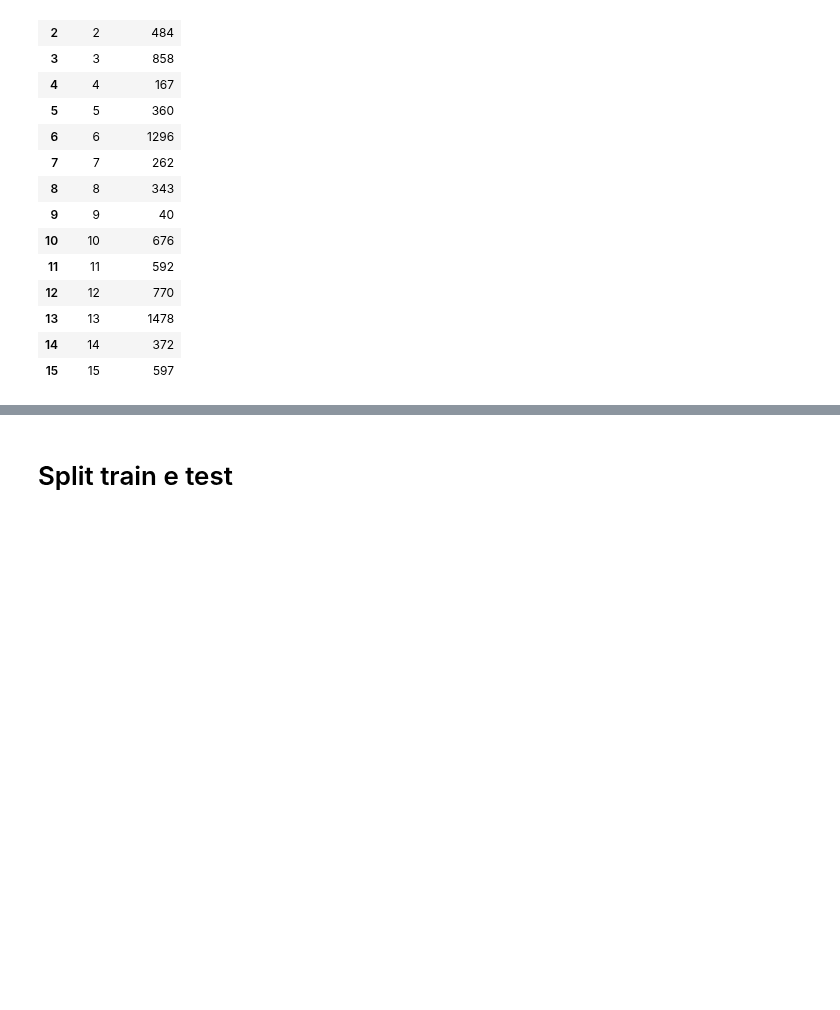
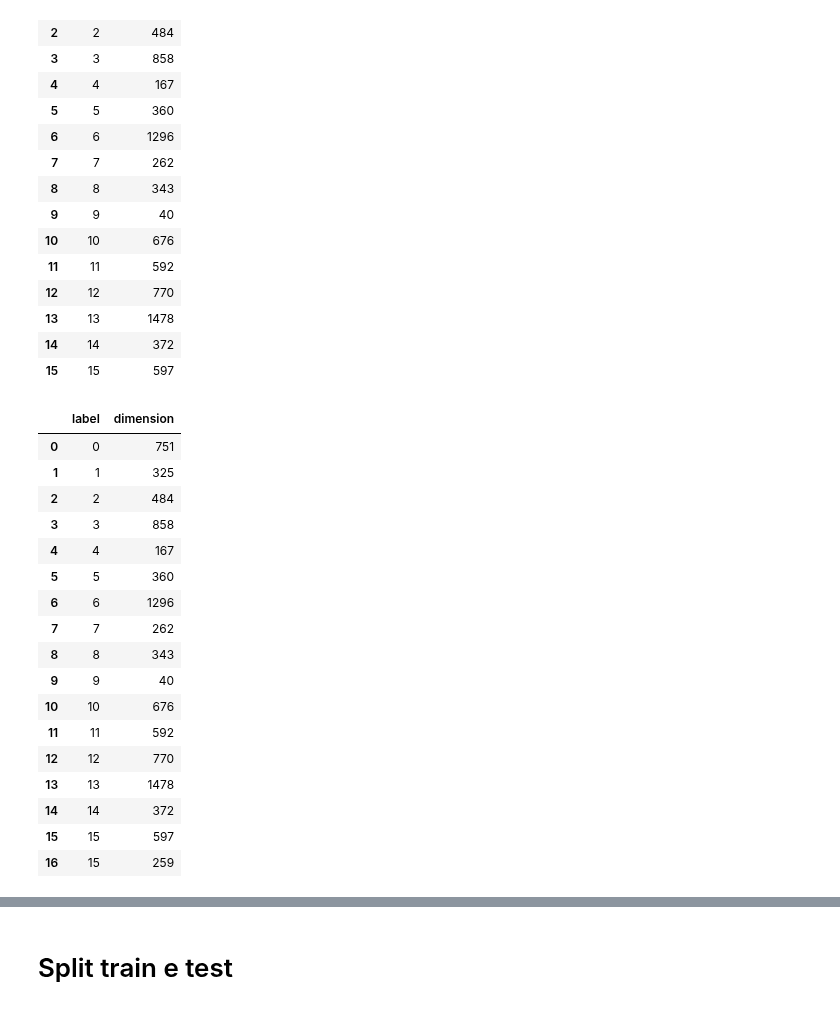
Before and after one commit to martinasalis/ActivityRecognitionGNN, a Jupyter notebook: main.ipynb, the cells around one changed output, grey strips where cells are left out. Cells and saved outputs as stored; diff of their text form; code cells hidden in the pictures; blank space fills up the shorter version.

```diff
--- a/main.ipynb
+++ b/main.ipynb
@@ -1212,3 +1322,24 @@ new_dim_label
+# %%
+new_dim_label_edges
+# %% [output]
+|  | label | dimension |
+| 0 | 0 | 751 |
+| 1 | 1 | 325 |
+| 2 | 2 | 484 |
+| 3 | 3 | 858 |
+| 4 | 4 | 167 |
+| 5 | 5 | 360 |
+| 6 | 6 | 1296 |
+| 7 | 7 | 262 |
+| 8 | 8 | 343 |
+| 9 | 9 | 40 |
+| 10 | 10 | 676 |
+| 11 | 11 | 592 |
+| 12 | 12 | 770 |
+| 13 | 13 | 1478 |
+| 14 | 14 | 372 |
+| 15 | 15 | 597 |
+| 16 | 15 | 259 |
 # %%
 def add_new_data(old_data, new_data, old_data_dim, new_data_dim, max_dim):
 
```
Also changed, not shown: parts of 13 cells of this notebook.
